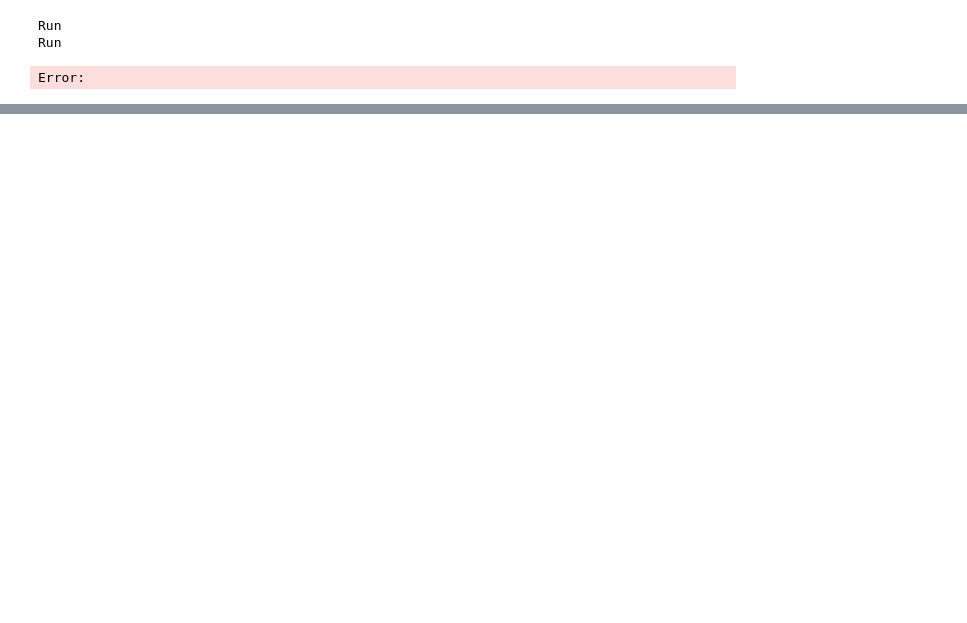
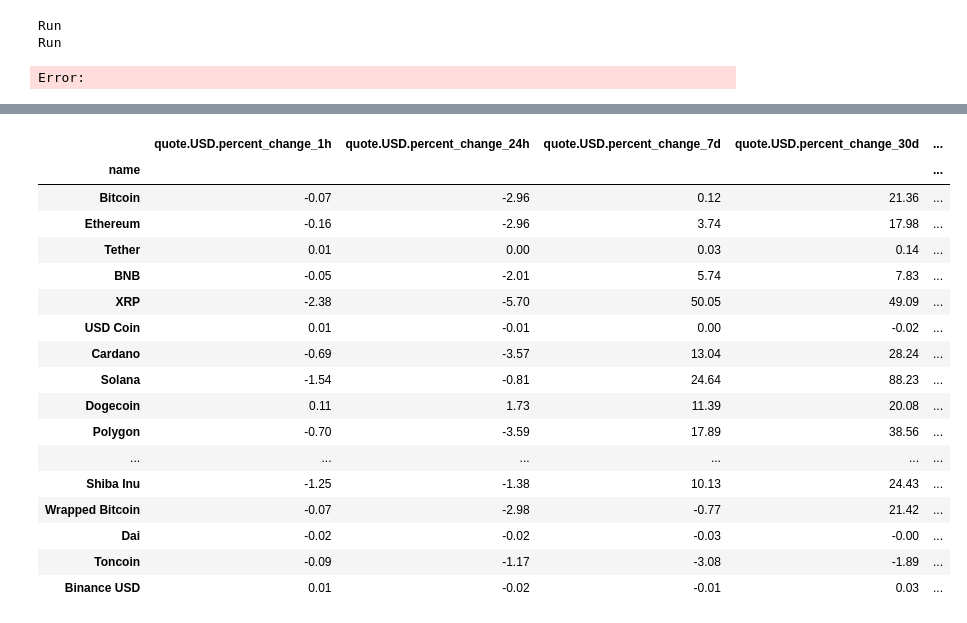
Before and after one commit to Prerit007/Crypto-API-Scrapper, a Jupyter notebook: Crypto.ipynb, the cells around one changed output, grey strips where cells are left out. Drawn from its saved outputs; the diff is of its cells as text; code cells hidden in the pictures; blank space fills up the shorter version.

```diff
--- a/Crypto.ipynb
+++ b/Crypto.ipynb
@@ -129,0 +151,3 @@ df
+# %%
+pd.set_option("display.float_format", lambda x: "%.2f" % x)
+df3.head()
@@ -129,0 +161,22 @@ df
+# %%
+df3 = df3.groupby("name", sort=False)[['quote.USD.percent_change_1h', 'quote.USD.percent_change_24h', 'quote.USD.percent_change_7d', 'quote.USD.percent_change_30d', 'quote.USD.percent_change_60d', 'quote.USD.percent_change_90d']].mean()
+df3
+# %% [output]
+|  | quote.USD.percent_change_1h | quote.USD.percent_change_24h | quote.USD.percent_change_7d | quote.USD.percent_change_30d | ... |
+| name |  |  |  |  | ... |
+| Bitcoin | -0.07 | -2.96 | 0.12 | 21.36 | ... |
+| Ethereum | -0.16 | -2.96 | 3.74 | 17.98 | ... |
+| Tether | 0.01 | 0.00 | 0.03 | 0.14 | ... |
+| BNB | -0.05 | -2.01 | 5.74 | 7.83 | ... |
+| XRP | -2.38 | -5.70 | 50.05 | 49.09 | ... |
+| USD Coin | 0.01 | -0.01 | 0.00 | -0.02 | ... |
+| Cardano | -0.69 | -3.57 | 13.04 | 28.24 | ... |
+| Solana | -1.54 | -0.81 | 24.64 | 88.23 | ... |
+| Dogecoin | 0.11 | 1.73 | 11.39 | 20.08 | ... |
+| Polygon | -0.70 | -3.59 | 17.89 | 38.56 | ... |
+| ... | ... | ... | ... | ... | ... |
+| Shiba Inu | -1.25 | -1.38 | 10.13 | 24.43 | ... |
+| Wrapped Bitcoin | -0.07 | -2.98 | -0.77 | 21.42 | ... |
+| Dai | -0.02 | -0.02 | -0.03 | -0.00 | ... |
+| Toncoin | -0.09 | -1.17 | -3.08 | -1.89 | ... |
+| Binance USD | 0.01 | -0.02 | -0.01 | 0.03 | ... |
```
Also changed, not shown: parts of 5 cells of this notebook.
